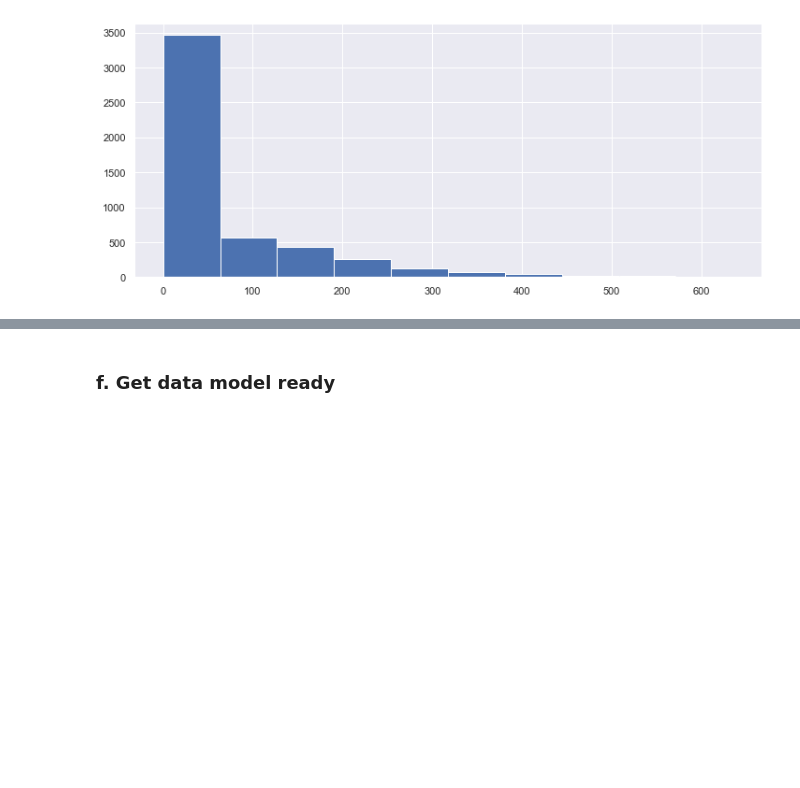
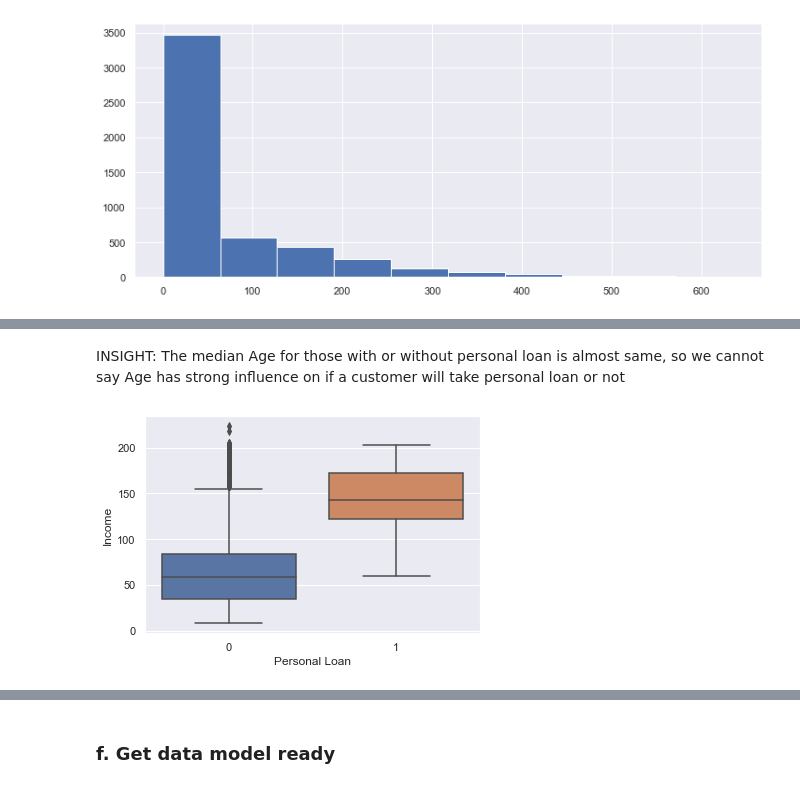
Before and after one commit to GreatLearningAIML1/gl-pgp-aiml-uta-intl-mar20-olabodejames, a Jupyter notebook: Supervised Learning - Project/Supervised Learning Project - Answer - Olabode James.ipynb, the cells around one changed output, grey strips where cells are left out. Drawn from its saved outputs; the diff is of its cells as text; code cells hidden in the pictures; blank space fills up the shorter version.

```diff
--- a/Supervised Learning - Project/Supervised Learning Project - Answer - Olabode James.ipynb
+++ b/Supervised Learning - Project/Supervised Learning Project - Answer - Olabode James.ipynb
@@ -319,0 +310,6 @@ bankDataRev.corr()
+# %% [markdown]
+INSIGHT: The median Age for those with or without personal loan is almost same, so we cannot say Age has strong influence on if a customer will take personal loan or not
+# %%
+sns.boxplot(bankDataRev['Personal Loan'], bankDataRev['Income']);
+# %% [output]
+[figure, added]
```
Also changed, not shown: parts of 31 cells of this notebook.
